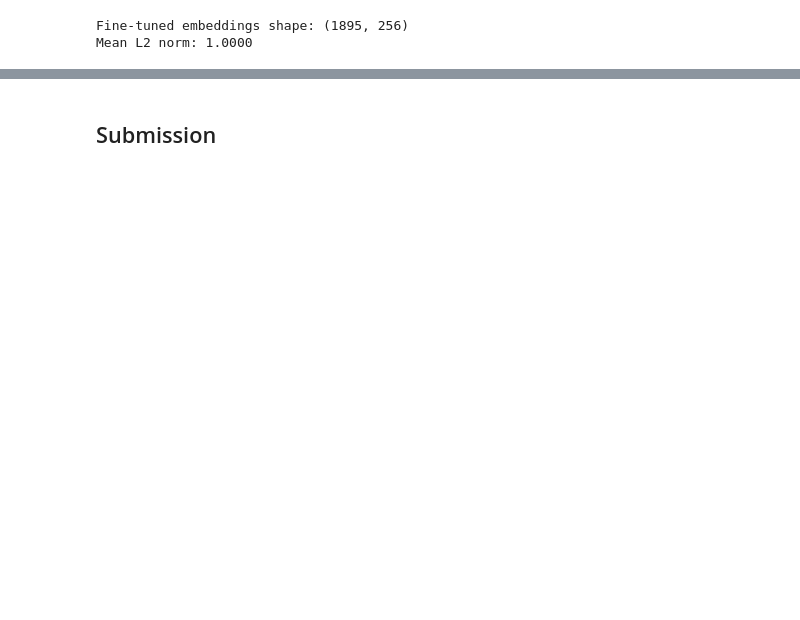
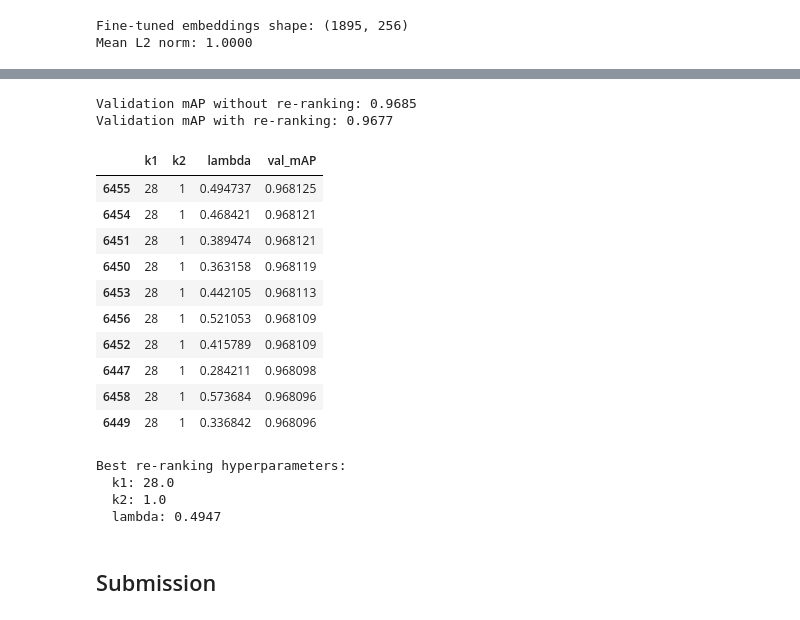
Before and after one commit to CarloColumbo/Kaggle-Competition-Jaguar-Re-identification, a Jupyter notebook: notebooks/10_reranking.ipynb, the cells around one changed output, grey strips where cells are left out. Cells and saved outputs as stored; diff of their text form; code cells hidden in the pictures; blank space fills up the shorter version.

Commit message:
run hyper for rerank

```diff
--- a/notebooks/10_reranking.ipynb
+++ b/notebooks/10_reranking.ipynb
@@ -655,7 +655,7 @@ def k_reciprocal_rerank(features, k1=20, k2=6, lambda_value=0.3):
 
     return final_dist
 # %%
-def compute_validation_map(embeddings, labels, rerank=False):
+def compute_validation_map(embeddings, labels, rerank=False, k1=20, k2=6, lambda_value=0.3):
     """
     Compute identity-balanced mean Average Precision.
 
@@ -667,7 +667,7 @@ def compute_validation_map(embeddings, labels, rerank=False):
     model.eval()
 
     if rerank:
-        dist_matrix = k_reciprocal_rerank(embeddings)
+        dist_matrix = k_reciprocal_rerank(embeddings, k1=k1, k2=k2, lambda_value=lambda_value)
         # convert distance → similarity
         sim_matrix = -dist_matrix
     else:
@@ -723,3 +723,6 @@ print(f"Validation mAP without re-ranking: {map_without_reranking:.4f}")
 
 map_with_reranking = compute_validation_map(finetuned_embeddings, labels, rerank=True)
 print(f"Validation mAP with re-ranking: {map_with_reranking:.4f}")
+# %% [output]
+Validation mAP without re-ranking: 0.9685
+Validation mAP with re-ranking: 0.9677
@@ -727,0 +729,58 @@ blablabla
+# %%
+from itertools import product
+from tqdm import tqdm
+
+k1_list = np.arange(5, 35, 1)
+k2_list = np.arange(1, 15, 1)
+lambda_list = np.linspace(0.1, 0.6, 20)
+
+result_path = OUTPUT_PATH / "reranking_hyperparameter_sweep.csv"
+if result_path.exists():
+    print(f"Loading existing results from {result_path}")
+    results_df = pd.read_csv(result_path)
+else:
+    results = []
+    param_combinations = list(product(k1_list, k2_list, lambda_list))
+    for k1, k2, lambda_value in tqdm(param_combinations, desc="Hyperparameter sweep"):
+        map_rerank = compute_validation_map(
+            finetuned_embeddings,
+            labels,
+            rerank=True,
+            k1=k1,
+            k2=k2,
+            lambda_value=lambda_value
+        )
+        results.append((k1, k2, lambda_value, map_rerank))
+
+    results_df = pd.DataFrame(results, columns=["k1", "k2", "lambda", "val_mAP"])
+    results_df.sort_values(by="val_mAP", ascending=False, inplace=True)
+    results_df.to_csv(OUTPUT_PATH / "reranking_hyperparameter_sweep.csv", index=False)
+
+results_df.head(10)
+# %% [output]
+|  | k1 | k2 | lambda | val_mAP |
+| 6455 | 28 | 1 | 0.494737 | 0.968125 |
+| 6454 | 28 | 1 | 0.468421 | 0.968121 |
+| 6451 | 28 | 1 | 0.389474 | 0.968121 |
+| 6450 | 28 | 1 | 0.363158 | 0.968119 |
+| 6453 | 28 | 1 | 0.442105 | 0.968113 |
+| 6456 | 28 | 1 | 0.521053 | 0.968109 |
+| 6452 | 28 | 1 | 0.415789 | 0.968109 |
+| 6447 | 28 | 1 | 0.284211 | 0.968098 |
+| 6458 | 28 | 1 | 0.573684 | 0.968096 |
+| 6449 | 28 | 1 | 0.336842 | 0.968096 |
+# %%
+best_params = results_df.iloc[0]
+print(f"Best re-ranking hyperparameters:")
+print(f"  k1: {best_params['k1']}")
+print(f"  k2: {best_params['k2']}")
+print(f"  lambda: {best_params['lambda']:.4f}")
+
+best_k1 = 28 # int(best_params['k1'])
+best_k2 = 1 # int(best_params['k2'])
+best_lambda = 0.45 # best_params['lambda']
+# %% [output]
+Best re-ranking hyperparameters:
+  k1: 28.0
+  k2: 1.0
+  lambda: 0.4947
```
Also changed, not shown: parts of 18 cells of this notebook, 2 other files.
